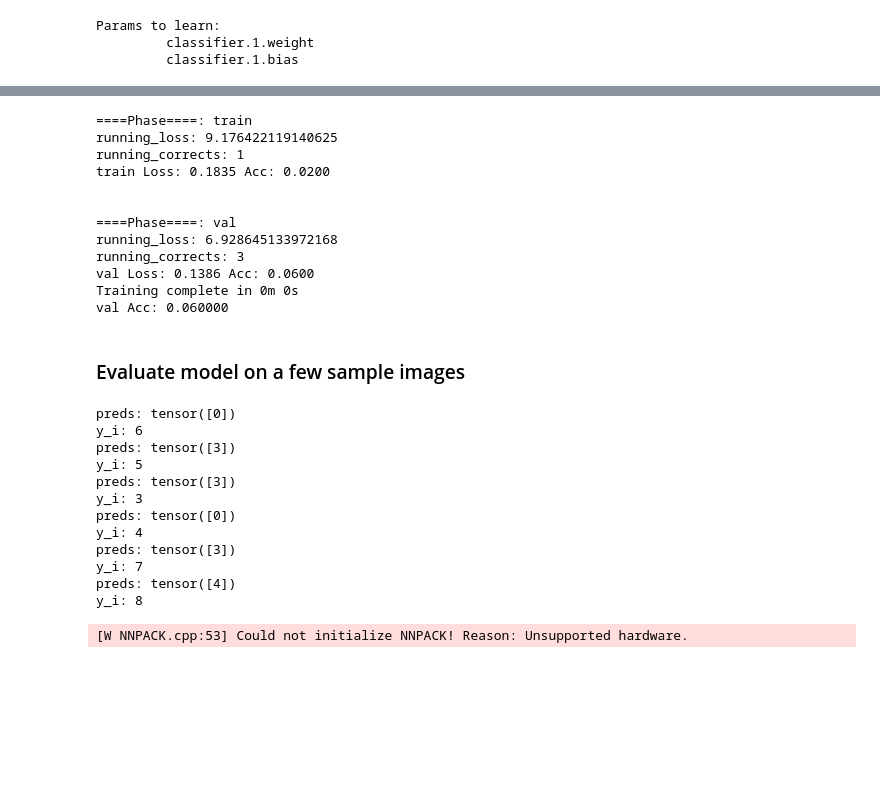
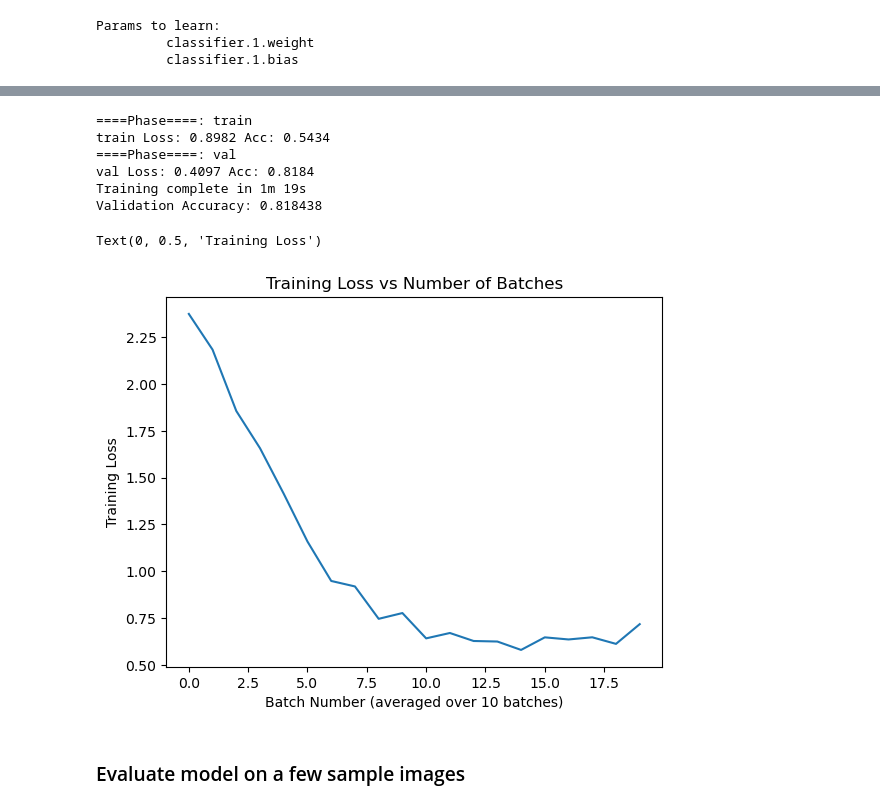
Before and after one commit to osamja/ai-experiments, a Jupyter notebook: mnist-feature-extractor.ipynb, the cells around one changed output, grey strips where cells are left out. Drawn from its saved outputs; the diff is of its cells as text; code cells hidden in the pictures; blank space fills up the shorter version.

```diff
--- a/mnist-feature-extractor.ipynb
+++ b/mnist-feature-extractor.ipynb
@@ -39,7 +39,7 @@ num_classes = 10
 batch_size = 32
 
 # Number of epochs to train for
-num_epochs = 2          #15
+num_iterations = 1
 
 # Flag for feature extracting. When False, we finetune the whole model,
 #   when True we only update the reshaped layer params
@@ -368,46 +348,32 @@ torch.Size([50, 3, 224, 224])
 # %%
 # Train and evaluate
-model_ft = train_model(model_ft, x, y, criterion, optimizer_ft, num_iterations=1, is_inception=(model_name=="inception"))
+model_ft, losses = train_model(model_ft, x, y, criterion, optimizer_ft, num_iterations=100, is_inception=(model_name=="inception"))
 # %% [output]
 ====Phase====: train
-running_loss: 9.176422119140625
-running_corrects: 1
-train Loss: 0.1835 Acc: 0.0200
-
-
+train Loss: 0.8982 Acc: 0.5434
 ====Phase====: val
-running_loss: 6.928645133972168
-running_corrects: 3
-val Loss: 0.1386 Acc: 0.0600
-Training complete in 0m 0s
-val Acc: 0.060000
+val Loss: 0.4097 Acc: 0.8184
+Training complete in 1m 19s
+Validation Accuracy: 0.818438
+# %%
+# # Plot the training loss and accuracy
+# fig, ax = plt.subplots(2,1)
+# ax[0].plot(losses)
+# ax[0].set_title("Cross Entropy Loss")
+# ax[1].plot(accuracies)
+# ax[1].set_title("Classification Accuracy")
+
+# Plot the loss over the mean of the last 10 losses
+# fig, ax = plt.subplots(1,1)
+
+# plot the training loss
+num_batch_to_avg = 10
+plt.plot(torch.tensor(losses).view(-1, num_batch_to_avg).mean(1))
+plt.title("Training Loss vs Number of Batches")
+plt.xlabel(f'Batch Number (averaged over {num_batch_to_avg} batches)')
+plt.ylabel("Training Loss")
+# %% [output]
+Text(0, 0.5, 'Training Loss')
+[figure, added]
 # %% [markdown]
 ### Evaluate model on a few sample images
-# %%
-
-model_ft.eval()
-with torch.no_grad():
-    for i in range(6):
-        x_i = x[i]
-        y_i = y[i]
-        x_i = x_i.unsqueeze(0)
-        x_i = x_i.to(device)
-        y_i = y_i.to(device)
-        output = model_ft(x_i)
-        _, preds = torch.max(output, 1)
-        print(f'preds: {preds}')
-        print(f'y_i: {y_i}')
-# %% [output]
-preds: tensor([0])
-y_i: 6
-preds: tensor([3])
-y_i: 5
-preds: tensor([3])
-y_i: 3
-preds: tensor([0])
-y_i: 4
-preds: tensor([3])
-y_i: 7
-preds: tensor([4])
-y_i: 8
-[W NNPACK.cpp:53] Could not initialize NNPACK! Reason: Unsupported hardware.
```
Also changed, not shown: parts of 11 cells of this notebook.
